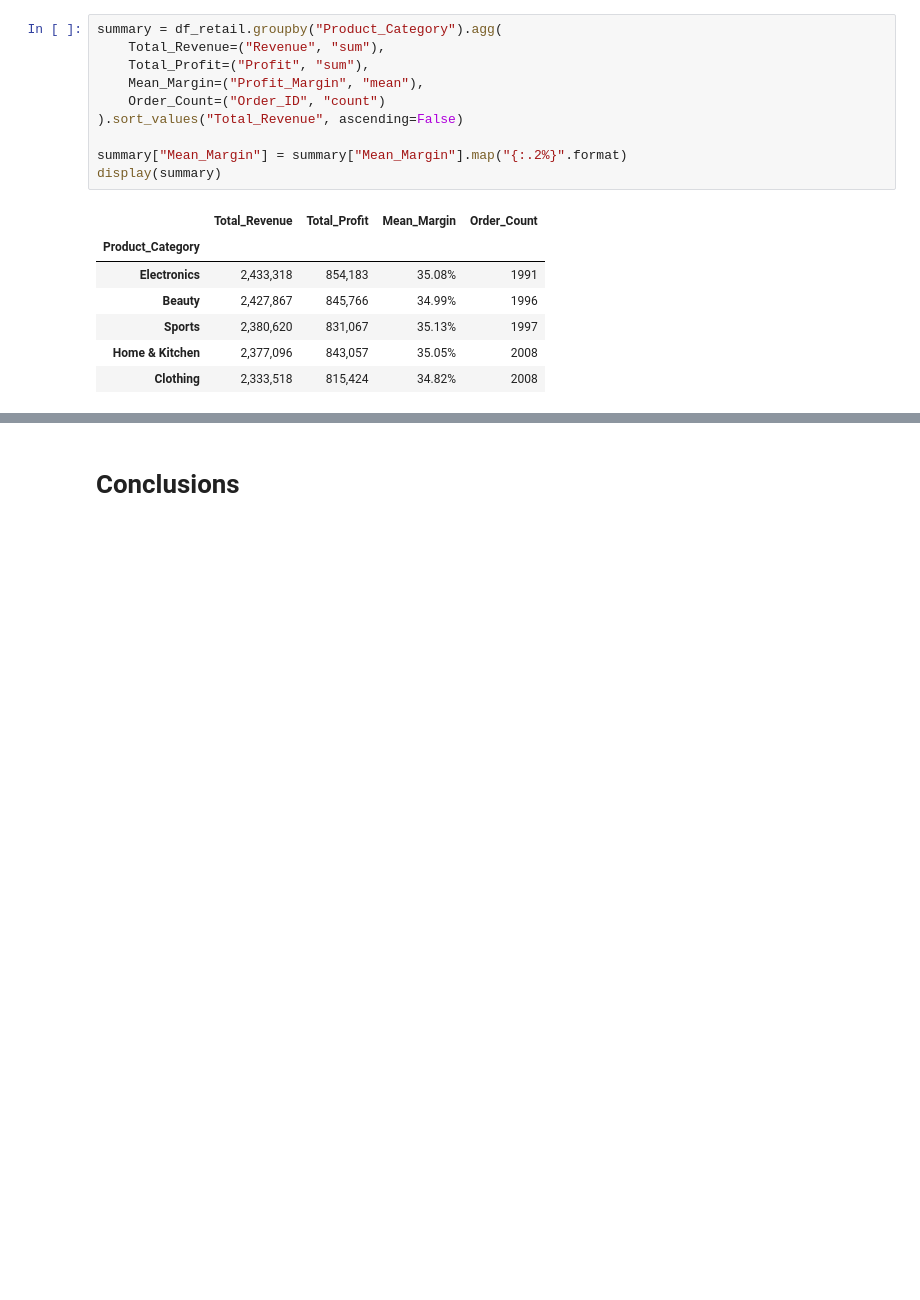
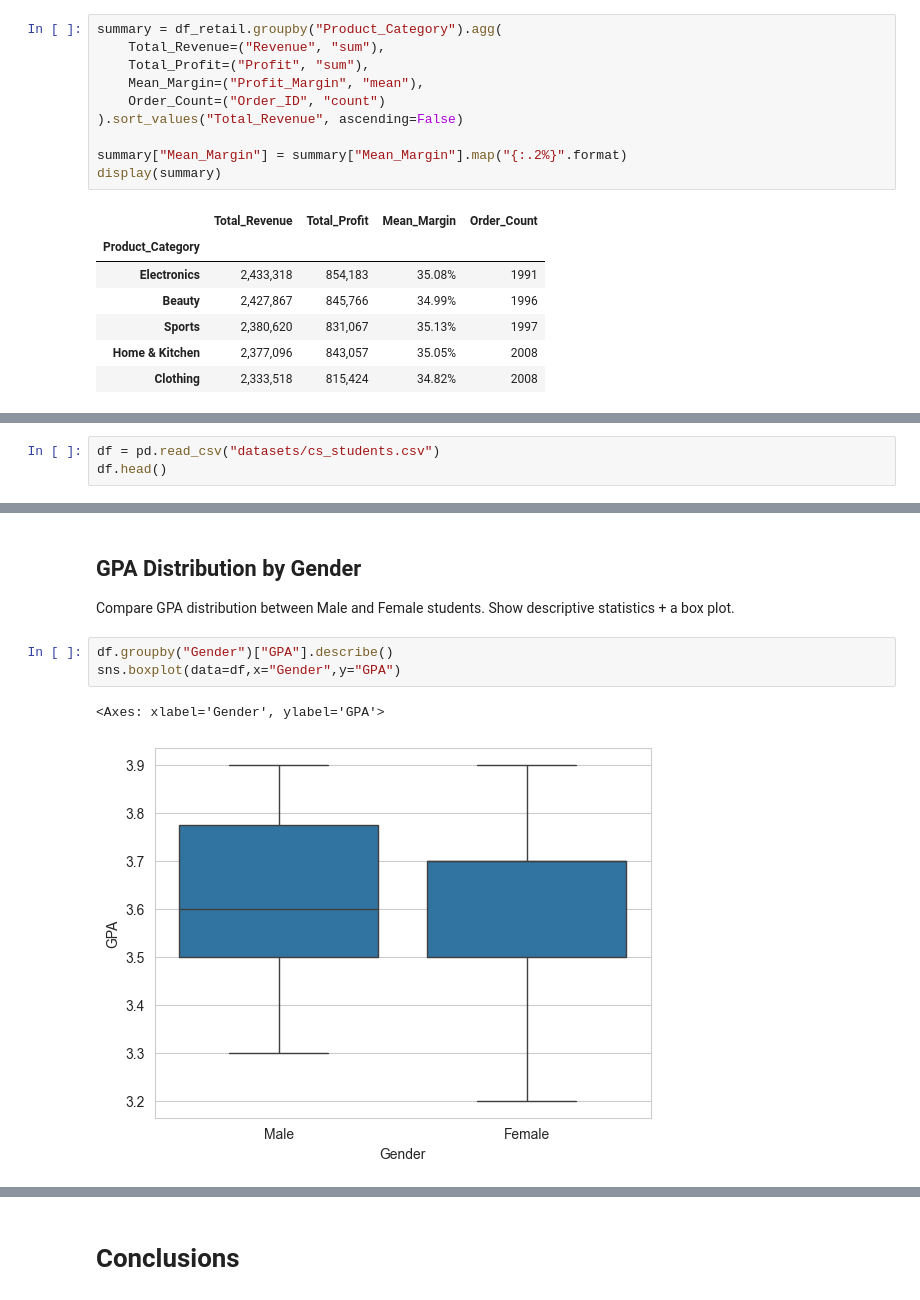
Before and after one commit to Yaroslav-K-V/applied-data-science, a Jupyter notebook: DSL.ipynb, the cells around one changed output, grey strips where cells are left out. Saved outputs shown, nothing was run; the diff lists cells and outputs as text; blank space fills up the shorter version.

Commit message:
Add CS students performance analysis to notebook
Added analysis and conclusion for the CS students section summarizing key findings.

```diff
--- a/DSL.ipynb
+++ b/DSL.ipynb
@@ -887,0 +900,3 @@ display(summary)
+# %%
+df = pd.read_csv("datasets/cs_students.csv")
+df.head()
@@ -887,0 +975,10 @@ display(summary)
+# %% [markdown]
+## GPA Distribution by Gender
+
+Compare GPA distribution between Male and Female students. Show descriptive statistics + a box plot.
+# %%
+df.groupby("Gender")["GPA"].describe()
+sns.boxplot(data=df,x="Gender",y="GPA")
+# %% [output]
+<Axes: xlabel='Gender', ylabel='GPA'>
+[figure, added]
```
Also changed, not shown: parts of 19 cells of this notebook.
